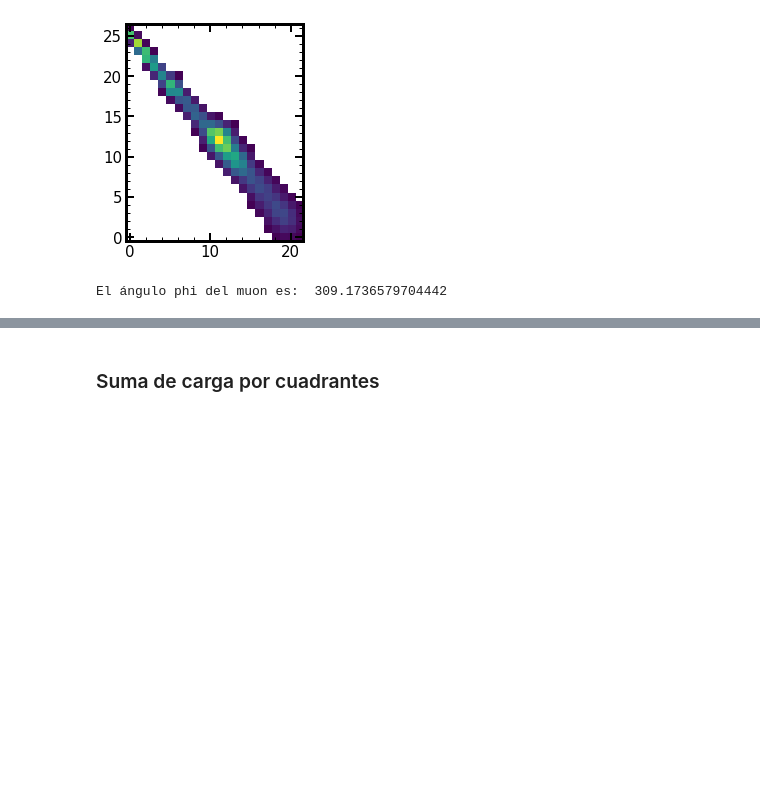
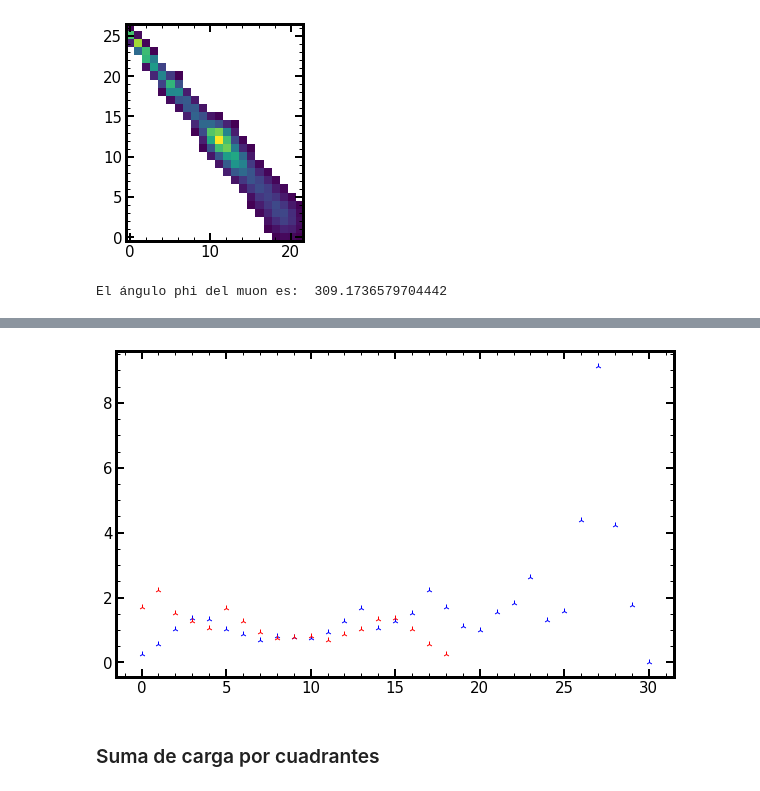
Before and after one commit to mausanram/CodigosICN, a Jupyter notebook: Catalogo_Eventos/Catalogo_Eventos_NSAMP.ipynb, the cells around one changed output, grey strips where cells are left out. Cells and saved outputs as stored; diff of their text form; code cells hidden in the pictures; blank space fills up the shorter version.

```diff
--- a/Catalogo_Eventos/Catalogo_Eventos_NSAMP.ipynb
+++ b/Catalogo_Eventos/Catalogo_Eventos_NSAMP.ipynb
@@ -925,3 +1005,12 @@ El ángulo phi del muon es:  309.1736579704442
+# %%
+fig, axs = plt.subplots(figsize = [10,6])
+
+axs.scatter(np.arange(0, len(list_xprofile_sigma)), list_xprofile_sigma, color='b', marker = '2')
+# plt.show()
+axs.scatter(np.arange(0, len(list_yprofile_sigma)), list_yprofile_sigma[::-1],  color='r', marker = '2')
+plt.show()
+# %% [output]
+[figure, added]
 # %% [markdown]
 ### Suma de carga por cuadrantes
 # %%
```
Also changed, not shown: parts of 4 cells of this notebook.
